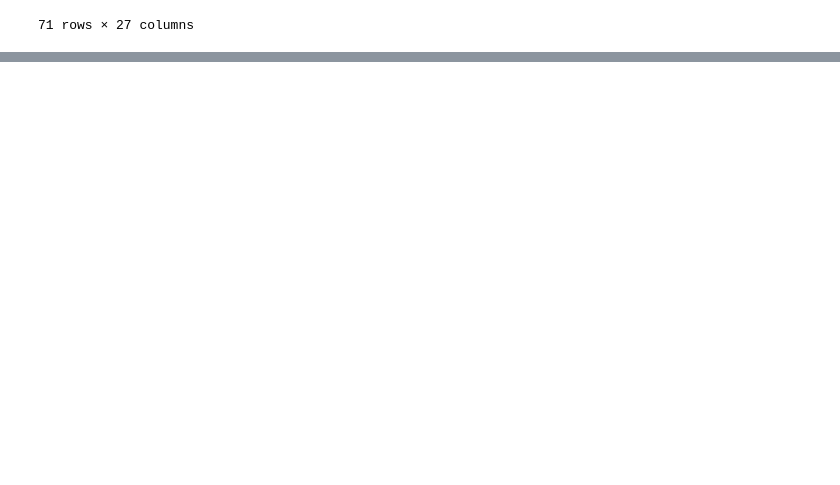
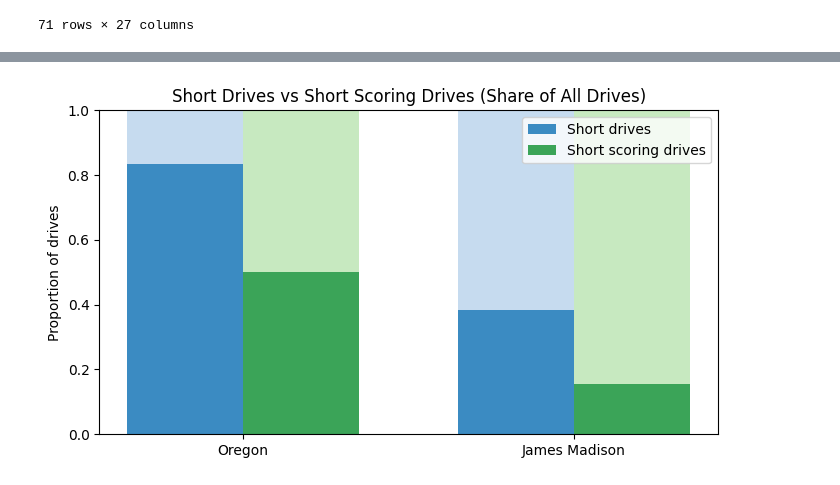
Before and after one commit to Brian-1018/Sports, a Jupyter notebook: Football/College/cfp_power_gap_analysis.ipynb, the cells around one changed output, grey strips where cells are left out. Cells and saved outputs as stored; diff of their text form; code cells hidden in the pictures; blank space fills up the shorter version.

```diff
--- a/Football/College/cfp_power_gap_analysis.ipynb
+++ b/Football/College/cfp_power_gap_analysis.ipynb
@@ -145,0 +387,17 @@ ofplays_OU
+# %%
+
+ofdrives_OU_vs_JMU_summary = (
+    drives_OU_vs_JMU.groupby("offense")
+    .agg(
+        drive_counts=("id", "count"),
+        play_avg=("plays", "mean"),
+        drives_time_avg=("elapsed_seconds", "mean"),
+        yards_per_drive=("yards", "mean"),
+        points_per_drive=("endOffenseScore", "mean"),
+        short_drives_percent=("is_short_drive_less_than_5", "mean"),
+        short_scoring_drives_percent=("is_short_scoring_drive", "mean")
+    )
+    .reset_index()
+    .sort_values('drive_counts', ascending=True)
+)
+ofdrives_OU_vs_JMU_summary
@@ -145,0 +455,64 @@ ofplays_OU
+# %%
+summary = ofdrives_OU_vs_JMU_summary.set_index("offense")
+
+labels = summary.index
+x = np.arange(len(labels))
+width = 0.35
+
+# Extract metrics
+short_drive_pct = summary["short_drives_percent"]
+short_scoring_pct = summary["short_scoring_drives_percent"]
+
+# Define colors
+blue_dark  = cm.Blues(0.65)
+blue_light = cm.Blues(0.25)
+
+green_dark  = cm.Greens(0.65)
+green_light = cm.Greens(0.25)
+
+plt.figure(figsize=(7,4))
+
+# ---- Short drives ----
+plt.bar(
+    x - width/2,
+    short_drive_pct,
+    width,
+    color=blue_dark,
+    label="Short drives"
+)
+plt.bar(
+    x - width/2,
+    1 - short_drive_pct,
+    width,
+    bottom=short_drive_pct,
+    color=blue_light
+)
+
+# ---- Short scoring drives ----
+plt.bar(
+    x + width/2,
+    short_scoring_pct,
+    width,
+    color=green_dark,
+    label="Short scoring drives"
+)
+plt.bar(
+    x + width/2,
+    1 - short_scoring_pct,
+    width,
+    bottom=short_scoring_pct,
+    color=green_light
+)
+
+# Axis & labels
+plt.xticks(x, labels)
+plt.ylim(0, 1)
+plt.ylabel("Proportion of drives")
+plt.title("Short Drives vs Short Scoring Drives (Share of All Drives)")
+plt.legend()
+plt.gca().spines["top"].set_visible(False)
+plt.gca().spines["right"].set_visible(False)
+plt.tight_layout()
+plt.show()
+# %% [output]
+[figure, added]
```
Also changed, not shown: parts of 13 cells of this notebook, 1 other file.
